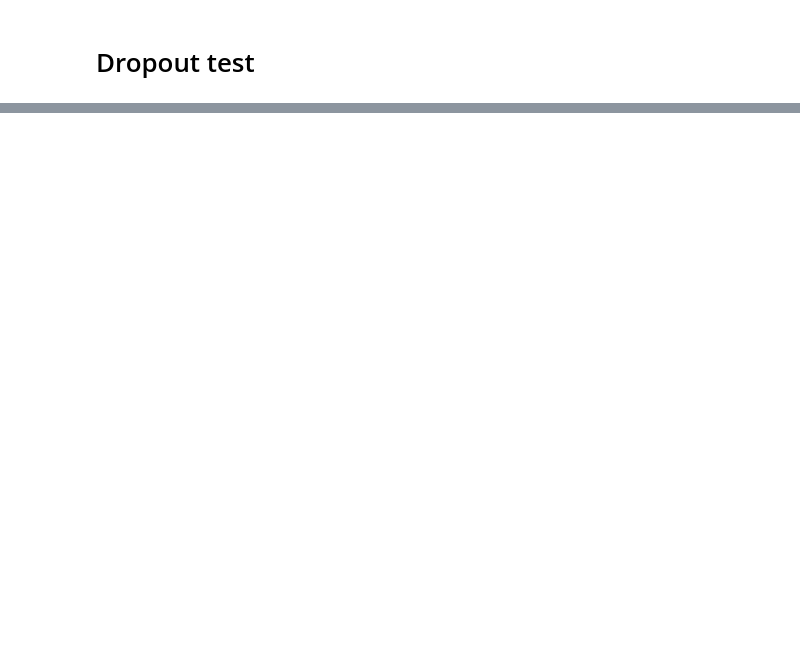
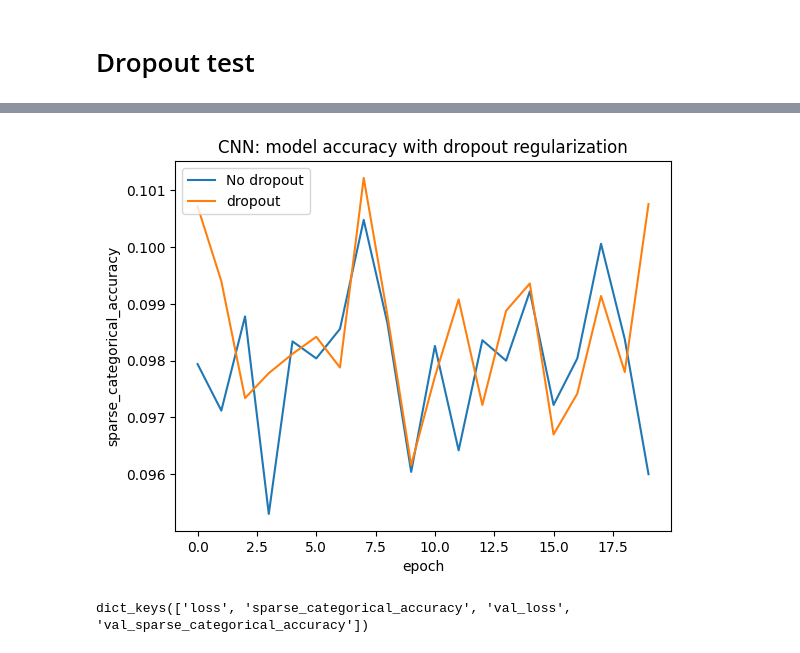
Before and after one commit to XiaoWang0317/SomeAwesomeCode, a Jupyter notebook: data_mining_pre/pre_cnn.ipynb, the cells around one changed output, grey strips where cells are left out. Cells and saved outputs as stored; diff of their text form; code cells hidden in the pictures; blank space fills up the shorter version.

```diff
--- a/data_mining_pre/pre_cnn.ipynb
+++ b/data_mining_pre/pre_cnn.ipynb
@@ -181,8 +187,8 @@ model_cnn_2_drop = tf.keras.Sequential([
 # %%
 model_cnn_2_drop.compile(loss="sparse_categorical_crossentropy",
                     optimizer="Adam",
-                    metrics=["accuracy"])
+                    metrics=["sparse_categorical_accuracy"])
 # %%
-history_cnn_2_drop = model_cnn_2_drop.fit(x_train, y_train, epochs=20)
+history_cnn_2_drop = model_cnn_2_drop.fit(x_train, y_train, epochs=20, validation_data=(x_test,y_test))
 # %% [output]
 Epoch 1/20
@@ -223,8 +229,8 @@ model_cnn_2_nodrop = tf.keras.Sequential([
 # %%
 model_cnn_2_nodrop.compile(loss="sparse_categorical_crossentropy",
                     optimizer="Adam",
-                    metrics=["accuracy"])
+                    metrics=["sparse_categorical_accuracy"])
 # %%
-history_cnn_2_nodrop = model_cnn_2_nodrop.fit(x_train, y_train, epochs=20)
+history_cnn_2_nodrop = model_cnn_2_nodrop.fit(x_train, y_train, epochs=20,   validation_data=(x_test,y_test))
 # %% [output]
 Epoch 1/20
@@ -233,13 +253,17 @@ Epoch 2/20
 # %%
 import matplotlib.pyplot as plt
-plt.plot(history_cnn_2_nodrop.history['accuracy'])
-plt.plot(history_cnn_2_drop.history['accuracy'])
+plt.plot(history_cnn_2_nodrop.history['sparse_categorical_accuracy'])
+plt.plot(history_cnn_2_drop.history['sparse_categorical_accuracy'])
 plt.title('CNN: model accuracy with dropout regularization')
-plt.ylabel('accuracy')
+plt.ylabel('sparse_categorical_accuracy')
 plt.xlabel('epoch')
 plt.legend(['No dropout', 'dropout'], loc='upper left')
 plt.show()
+# %% [output]
+[figure, added]
 # %%
 print(history_cnn_2_nodrop.history.keys())
+# %% [output]
+dict_keys(['loss', 'sparse_categorical_accuracy', 'val_loss', 'val_sparse_categorical_accuracy'])
 # %% [markdown]
 ![image.png](attachment:image.png)
```
Also changed, not shown: parts of 7 cells of this notebook, 2 other files.
